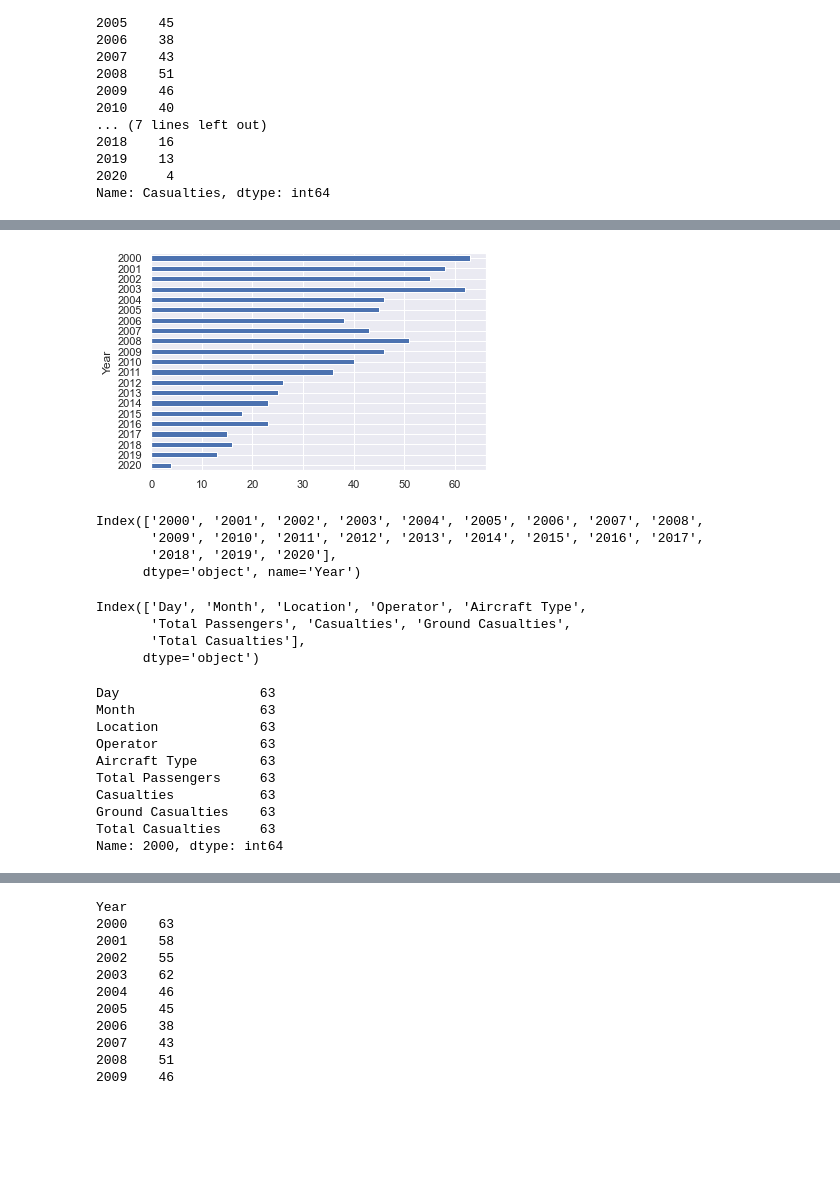
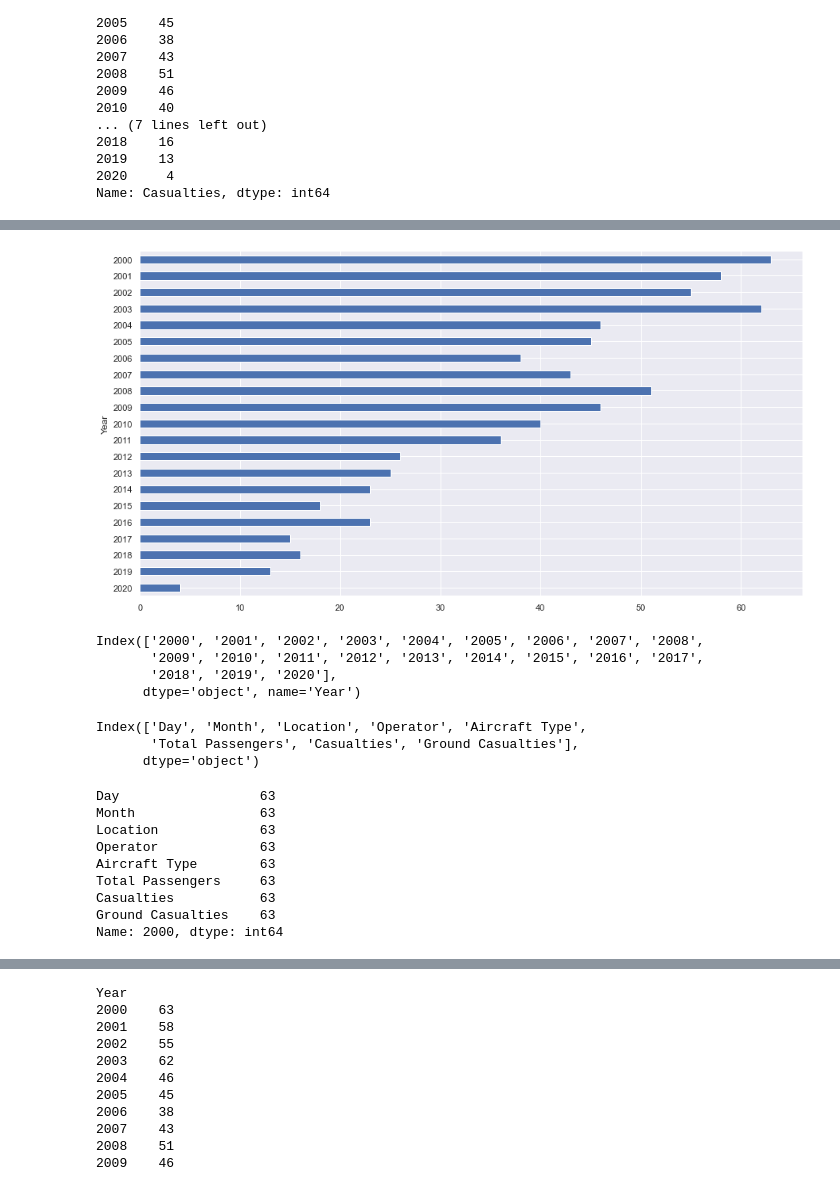
Before and after one commit to Basavarajkembhavimath/basavarajkembhavimath.github.io, a Jupyter notebook: Airplane_crash_Analysis_Bsv.ipynb, the cells around one changed output, grey strips where cells are left out. Saved outputs shown, nothing was run; the diff lists cells and outputs as text; code cells hidden in the pictures; blank space fills up the shorter version.

```diff
--- a/Airplane_crash_Analysis_Bsv.ipynb
+++ b/Airplane_crash_Analysis_Bsv.ipynb
@@ -231,5 +227,3 @@ for i in range(0, len(Casualties)):
-# %%
-df['Total Casualties'] = Total_Casualties
 # %%
 df
 # %% [output]
@@ -316,9 +309,9 @@ crash
 # %%
 sns.set()
 # %%
-_ = crash.sort_index(ascending = False)['Casualties'].plot(kind = 'barh')
+_ = crash.sort_index(ascending = False)['Casualties'].plot(kind = 'barh',figsize =( 15,8))
 # %% [output]
-[figure, old version]
+[figure, new version]
 # %%
 crash.index
 # %% [output]
@@ -330,8 +323,7 @@ Index(['2000', '2001', '2002', '2003', '2004', '2005', '2006', '2007', '2008',
 crash.columns
 # %% [output]
 Index(['Day', 'Month', 'Location', 'Operator', 'Aircraft Type',
-       'Total Passengers', 'Casualties', 'Ground Casualties',
-       'Total Casualties'],
+       'Total Passengers', 'Casualties', 'Ground Casualties'],
       dtype='object')
 # %%
 crash.loc['2000']
@@ -344,7 +336,6 @@ Aircraft Type        63
 Total Passengers     63
 Casualties           63
 Ground Casualties    63
-Total Casualties     63
 Name: 2000, dtype: int64
 # %%
 crash.head()
```
Also changed, not shown: parts of 66 cells of this notebook.
